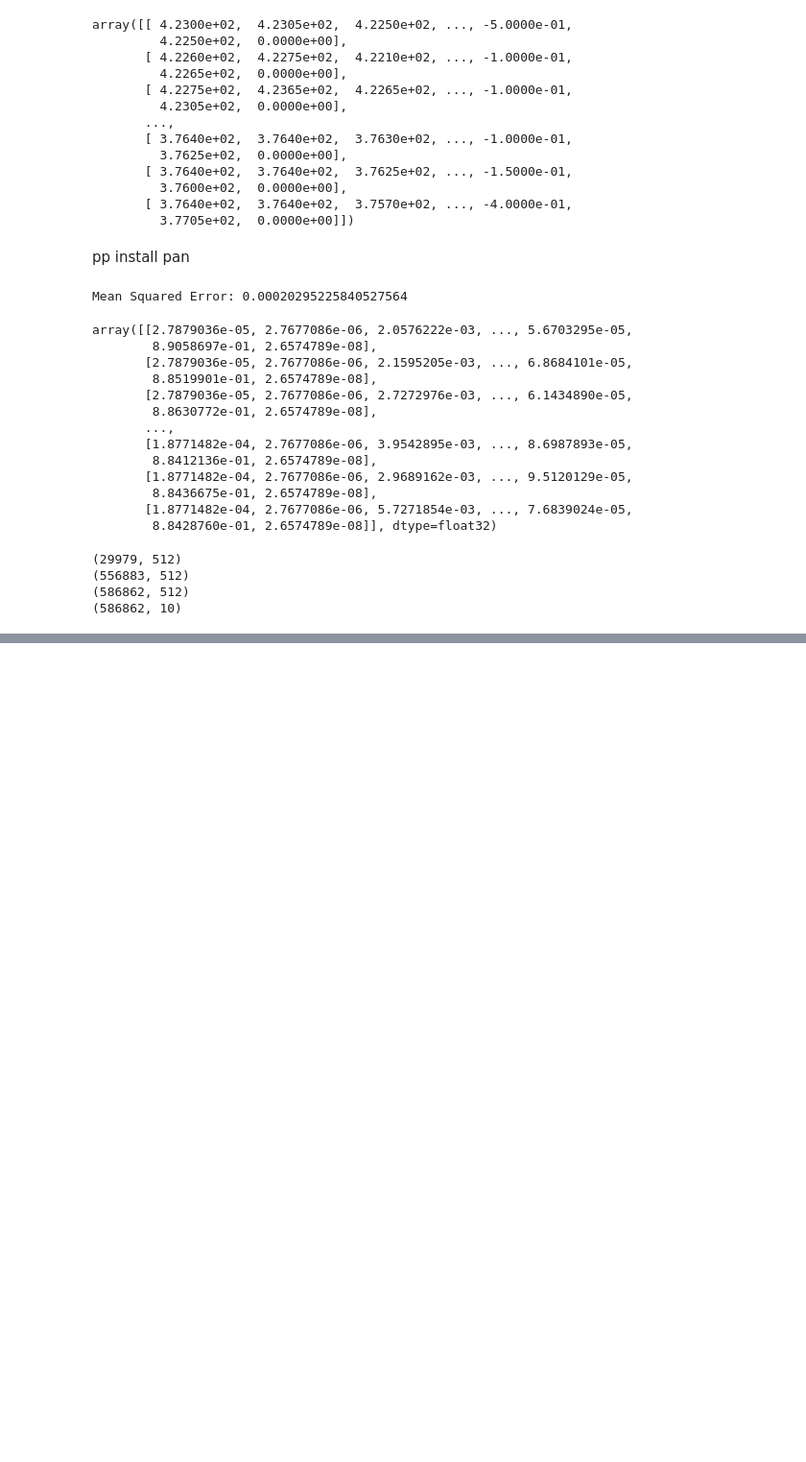
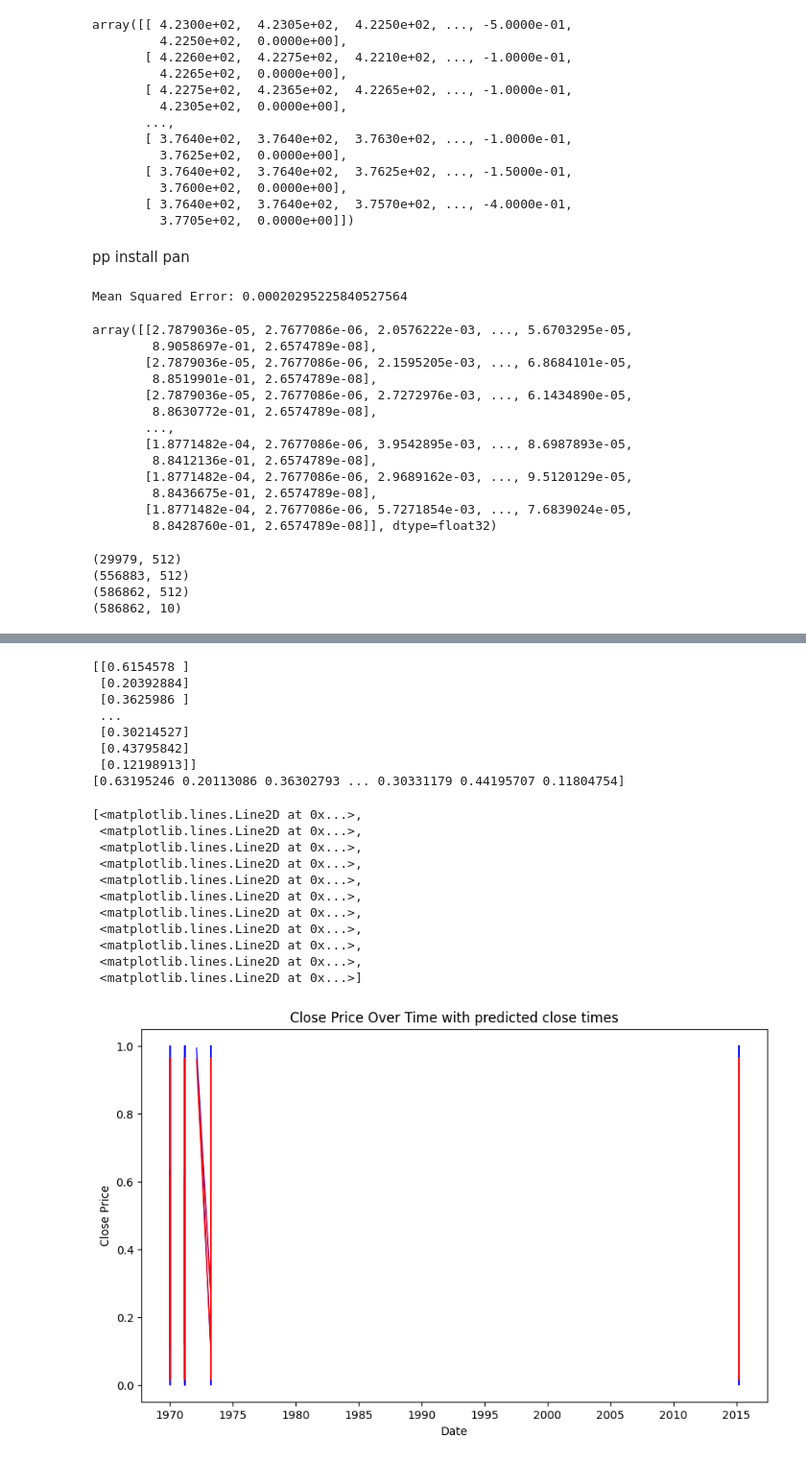
Before and after one commit to adarsh2023calc/Reliance-Stock-Analysis, a Jupyter notebook: assignment-1.ipynb, the cells around one changed output, grey strips where cells are left out. Shown at 96% size. Cells and saved outputs as stored; diff of their text form; code cells hidden in the pictures; blank space fills up the shorter version.

```diff
--- a/assignment-1.ipynb
+++ b/assignment-1.ipynb
@@ -170,11 +173,15 @@ from sklearn.preprocessing import MinMaxScaler
 import tensorflow as tf
 from tensorflow.keras.models import Sequential
 from tensorflow.keras.layers import Dense, LSTM, Dropout
+from sklearn.decomposition import PCA
 
 # Assuming input_data is your OHLC and additional data
 # Combine input data with vectors
-combined_data = np.hstack((Stock_price, combined_vectors))
 
+
+pca = PCA(n_components=8)  # Reduce to 10 components
+arr_reduced = pca.fit_transform(combined_vectors)
+combined_data = np.hstack((Stock_price,arr_reduced))
 # Normalize the combined data
 scaler = MinMaxScaler(feature_range=(0, 1))
 normalized_data = scaler.fit_transform(combined_data)
@@ -191,7 +198,7 @@ for i in range(sequence_length, len(normalized_data)):
 X, y = np.array(X), np.array(y)
 
 # Train-Test Split
-X_train, X_test, y_train, y_test = train_test_split(X, y, test_size=0.5, random_state=42)
+X_train, X_test, y_train, y_test = train_test_split(X, y, test_size=0.8, random_state=42)
 
 # Build LSTM Model
 model = Sequential()
@@ -205,8 +212,7 @@ model.add(Dense(units=1))
 model.compile(optimizer='adam', loss='mean_squared_error')
 
 # Train the model
-model.fit(X_train, y_train, epochs=5, batch_size=64, validation_data=(X_test, y_test))
+model.fit(X_train, y_train, epochs=3, batch_size=64, validation_data=(X_test, y_test))
 
 # Predict Future Closing Prices
 predicted_prices = model.predict(X_test)
-predicted_prices = scaler.inverse_transform(predicted_prices)
@@ -212,0 +227,34 @@ predicted_prices = scaler.inverse_transform(predicted_prices)
+# %%
+
+print(predicted_prices)
+print(y_test)
+plt.figure(figsize=(10, 6))
+ # Optional: Set figure size for better visualization
+test_dates = df.iloc[X_test[:, -1, 0]]
+plt.title("Close Price Over Time with predicted close times")  # Add title to the plot
+plt.xlabel("Date")  # Label for X-axis
+plt.ylabel("Close Price")  # Label for Y-axis
+plt.plot(test_dates,y_test,color='blue', linewidth=1)
+plt.plot()
+plt.plot(test_dates,predicted_prices,color='red', linewidth=1)# Use the date directly for x-axis
+# %% [output]
+[[0.6154578 ]
+ [0.20392884]
+ [0.3625986 ]
+ ...
+ [0.30214527]
+ [0.43795842]
+ [0.12198913]]
+[0.63195246 0.20113086 0.36302793 ... 0.30331179 0.44195707 0.11804754]
+[<matplotlib.lines.Line2D at 0x...>,
+ <matplotlib.lines.Line2D at 0x...>,
+ <matplotlib.lines.Line2D at 0x...>,
+ <matplotlib.lines.Line2D at 0x...>,
+ <matplotlib.lines.Line2D at 0x...>,
+ <matplotlib.lines.Line2D at 0x...>,
+ <matplotlib.lines.Line2D at 0x...>,
+ <matplotlib.lines.Line2D at 0x...>,
+ <matplotlib.lines.Line2D at 0x...>,
+ <matplotlib.lines.Line2D at 0x...>,
+ <matplotlib.lines.Line2D at 0x...>]
+[figure, added]
```
Also changed, not shown: parts of 3 cells of this notebook.
